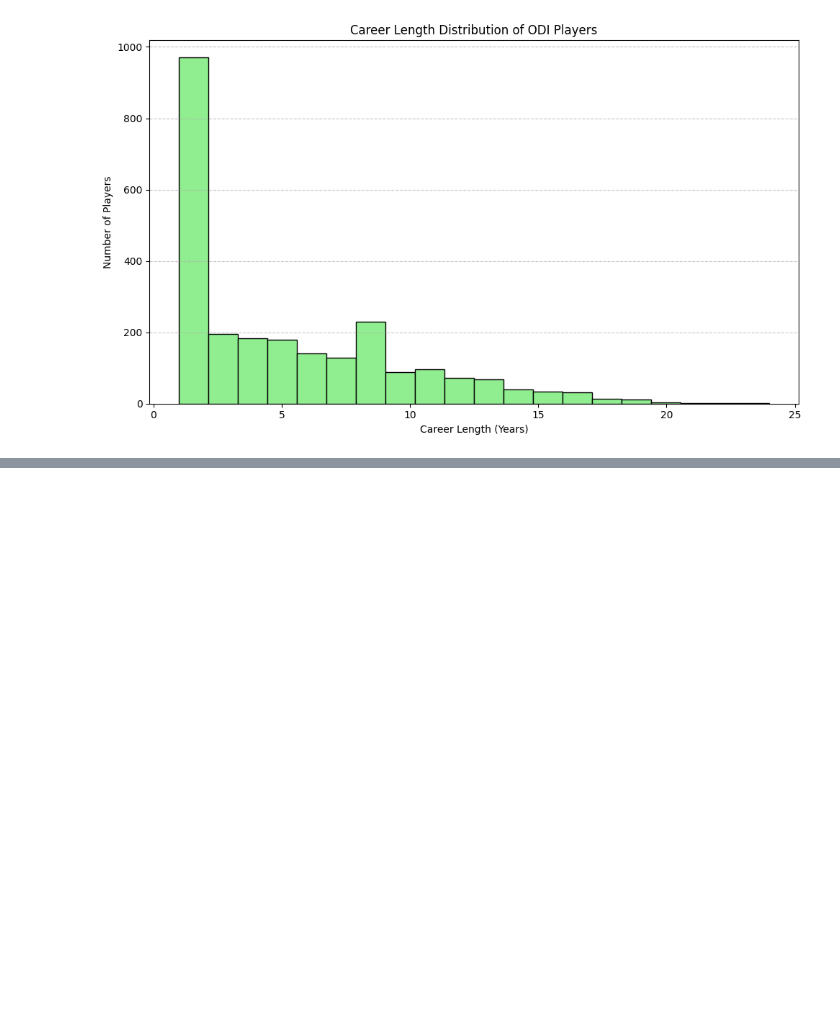
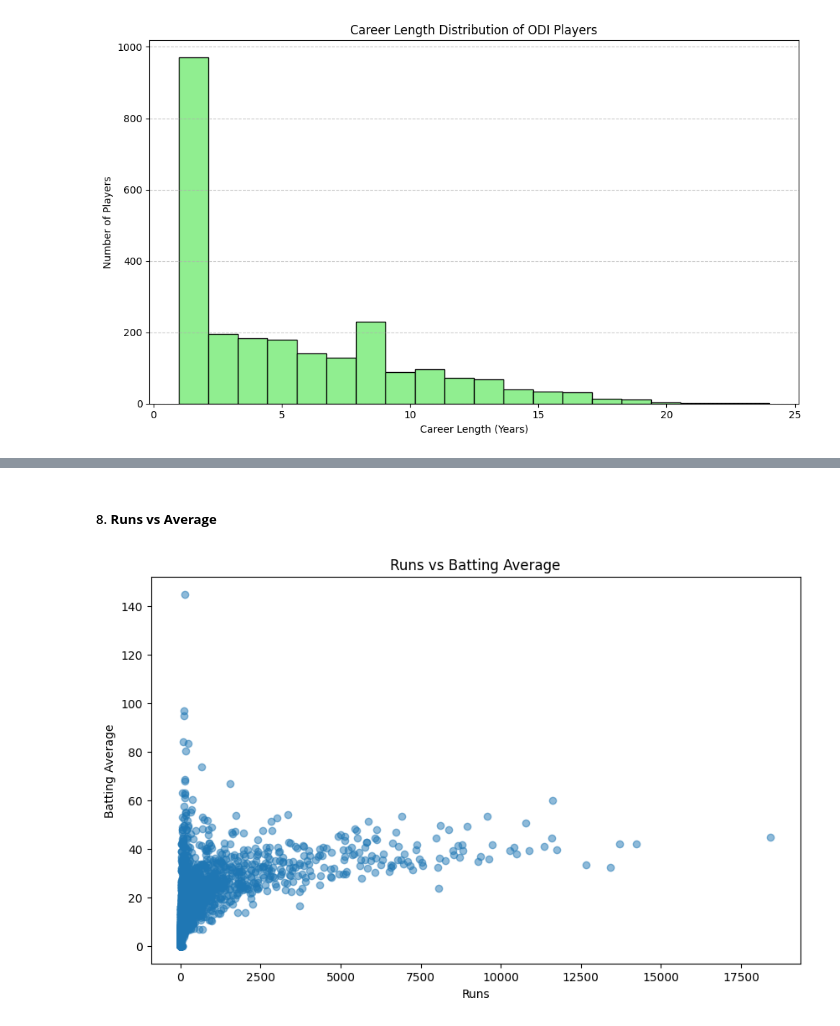
Before and after one commit to harsa4333/Cricket-Analytics-Dashboard, a Jupyter notebook: Python/01_Batting_EDA.ipynb, the cells around one changed output, grey strips where cells are left out. Saved outputs shown, nothing was run; the diff lists cells and outputs as text; code cells hidden in the pictures; blank space fills up the shorter version.

```diff
--- a/Python/01_Batting_EDA.ipynb
+++ b/Python/01_Batting_EDA.ipynb
@@ -136,0 +211,15 @@ plt.show()
+# %% [markdown]
+
+##### 8. **Runs vs Average**
+# %%
+plt.figure(figsize=(10,6))
+
+plt.scatter(df['Runs'],df['Ave'],alpha=0.5)
+plt.title('Runs vs Batting Average')
+plt.xlabel('Runs')
+plt.ylabel('Batting Average')
+plt.savefig(r'../Images/Runs_vs_Average.png',dpi=300,bbox_inches='tight')
+
+plt.show()
+# %% [output]
+[figure, added]
```
Also changed, not shown: parts of 23 cells of this notebook, 4 other files.
